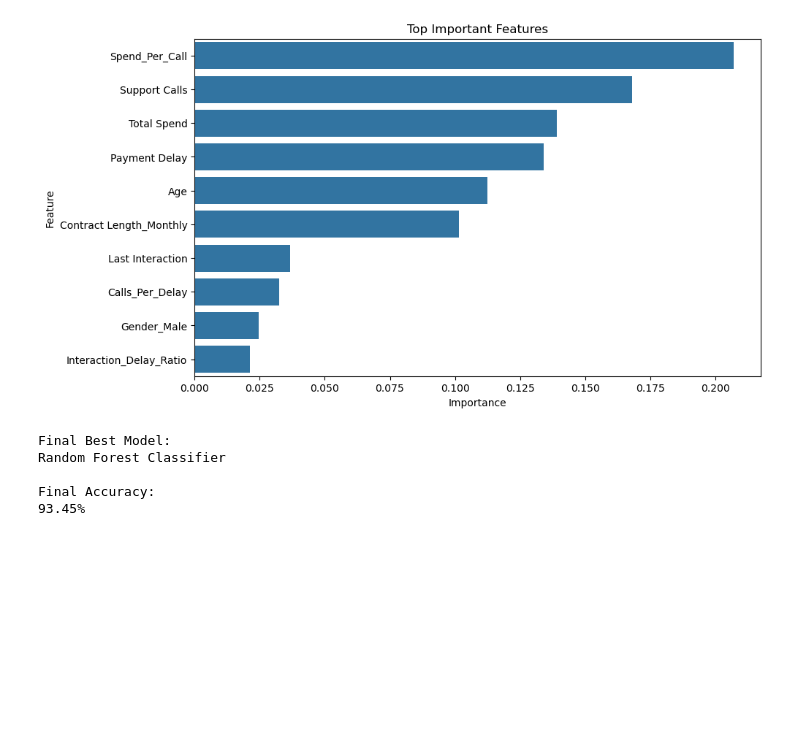
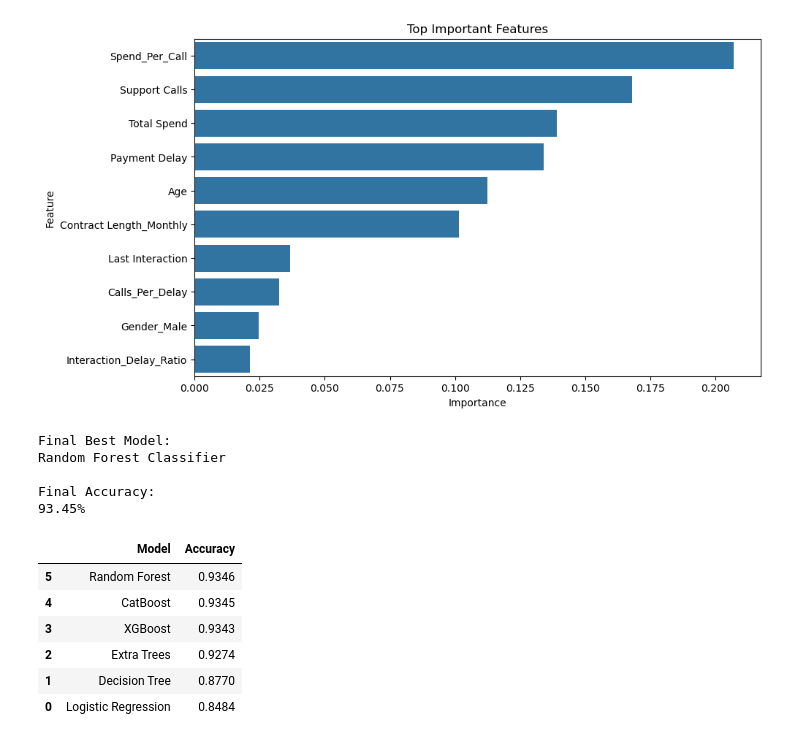
Before and after one commit to salahAbdeldaim/Customer_Churn_Prediction, a Jupyter notebook: Customer_Churn_Prediction.ipynb, the cells around one changed output. Saved outputs shown, nothing was run; the diff lists cells and outputs as text; code cells hidden in the pictures; blank space fills up the shorter version.

```diff
--- a/Customer_Churn_Prediction.ipynb
+++ b/Customer_Churn_Prediction.ipynb
@@ -358,3 +350,40 @@ Random Forest Classifier
 
 Final Accuracy:
 93.45%
+# %%
+results = {
+
+    "Logistic Regression": 0.8484,
+
+    "Decision Tree": 0.8770,
+
+    "Extra Trees": 0.9274,
+
+    "XGBoost": 0.9343,
+
+    "CatBoost": 0.9345,
+
+    "Random Forest": 0.9346
+}
+# %%
+results_df = pd.DataFrame({
+
+    "Model": results.keys(),
+
+    "Accuracy": results.values()
+})
+
+results_df = results_df.sort_values(
+    by="Accuracy",
+    ascending=False
+)
+
+results_df
+# %% [output]
+|  | Model | Accuracy |
+| 5 | Random Forest | 0.9346 |
+| 4 | CatBoost | 0.9345 |
+| 3 | XGBoost | 0.9343 |
+| 2 | Extra Trees | 0.9274 |
+| 1 | Decision Tree | 0.8770 |
+| 0 | Logistic Regression | 0.8484 |
```
Also changed, not shown: parts of 7 cells of this notebook.
